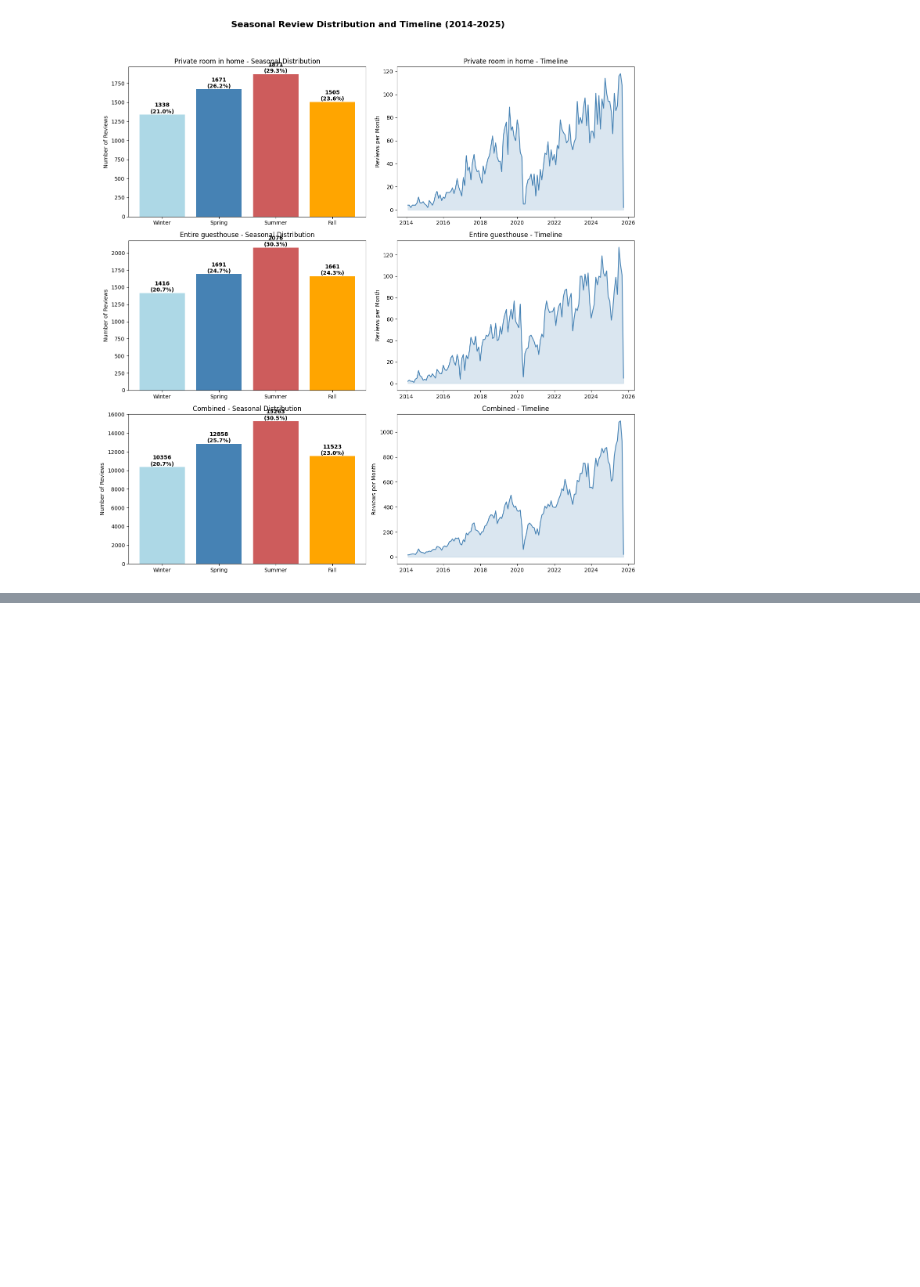
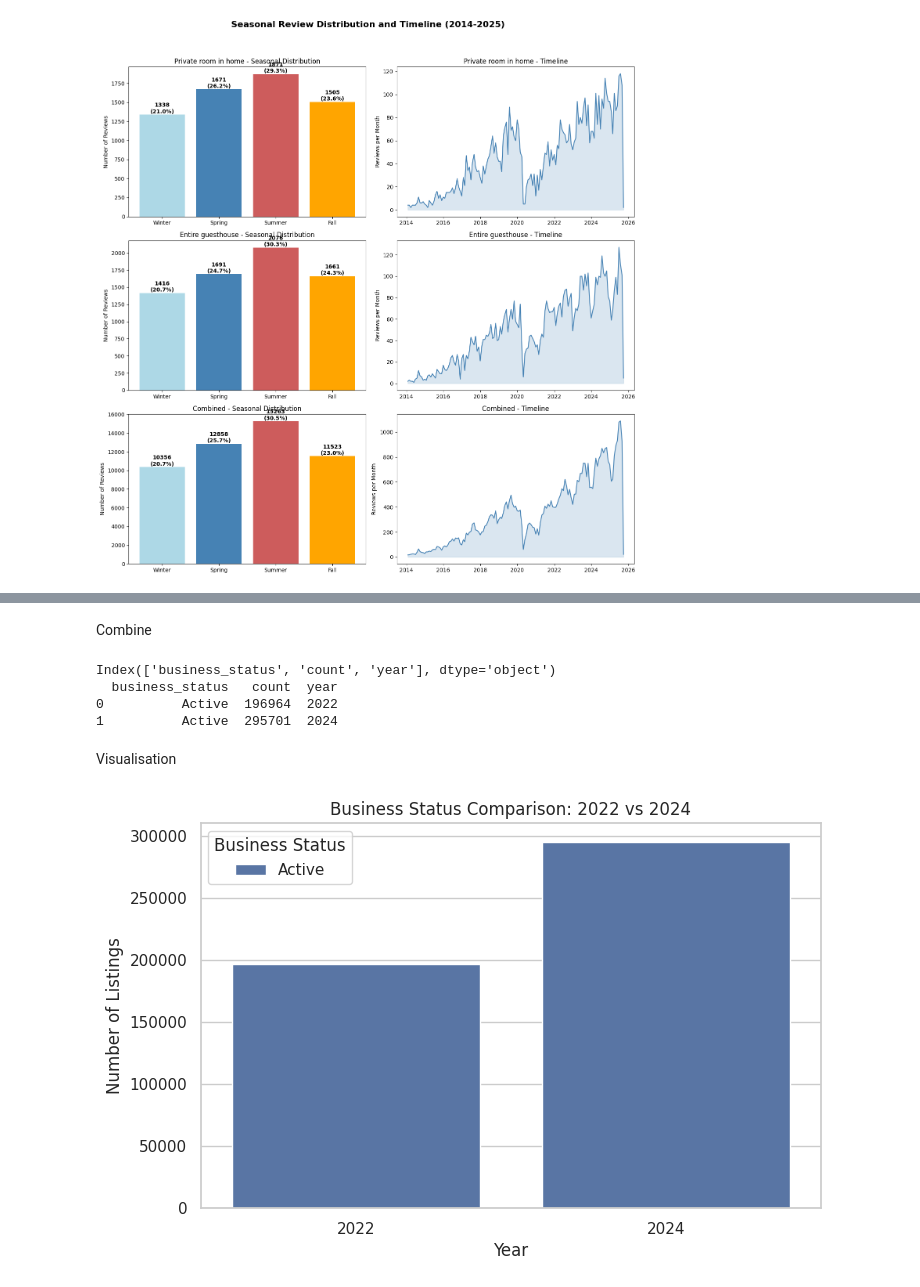
Before and after one commit to TinaKgn/tourism_data_project, a Jupyter notebook: notebooks/Airbnb_LA_cleaning.ipynb, the cells around one changed output, grey strips where cells are left out. Cells and saved outputs as stored; diff of their text form; code cells hidden in the pictures; blank space fills up the shorter version.

```diff
--- a/notebooks/Airbnb_LA_cleaning.ipynb
+++ b/notebooks/Airbnb_LA_cleaning.ipynb
@@ -296,0 +641,5 @@ plot_season_timeline(df_sample)
+# %%
+# merging in 2022 and 2024
+
+la_reviews_2022 = la_reviews_2022.merge(last_reviews, on='listing_id', how='left')
+la_reviews_2024 = la_reviews_2024.merge(last_reviews, on='listing_id', how='left')
@@ -296,0 +648,12 @@ plot_season_timeline(df_sample)
+# %%
+la_reviews_2022['last_review'] = pd.to_datetime(la_reviews_2022['last_review'])
+la_reviews_2022['business_status'] = np.where(
+    la_reviews_2022['last_review'].isna(), 'No Reviews',
+    np.where(la_reviews_2022['last_review'] < pd.Timestamp('2022-01-01'), 'Shuttered', 'Active')
+)
+
+la_reviews_2024['last_review'] = pd.to_datetime(la_reviews_2024['last_review'])
+la_reviews_2024['business_status'] = np.where(
+    la_reviews_2024['last_review'].isna(), 'No Reviews',
+    np.where(la_reviews_2024['last_review'] < pd.Timestamp('2022-01-01'), 'Shuttered', 'Active')
+)
@@ -296,0 +662,20 @@ plot_season_timeline(df_sample)
+# %%
+status_2022 = la_reviews_2022['business_status'].value_counts().reset_index()
+status_2022.columns = ['business_status', 'count']
+status_2022['year'] = 2022
+
+status_2024 = la_reviews_2024['business_status'].value_counts().reset_index()
+status_2024.columns = ['business_status', 'count']
+status_2024['year'] = 2024
+# %% [markdown]
+Combine
+# %%
+status_all_correct = pd.concat([status_2022, status_2024], ignore_index=True)
+# %%
+print(status_all_correct.columns)
+print(status_all_correct.head())
+# %% [output]
+Index(['business_status', 'count', 'year'], dtype='object')
+  business_status   count  year
+0          Active  196964  2022
+1          Active  295701  2024
@@ -296,0 +685,16 @@ plot_season_timeline(df_sample)
+# %% [markdown]
+Visualisation
+# %%
+# Ensure correct column names
+status_all_correct = status_all_correct[['business_status', 'count', 'year']]
+
+# Bar plot: business status per year
+plt.figure(figsize=(8,5))
+sns.barplot(data=status_all_correct, x='year', y='count', hue='business_status')
+plt.title('Business Status Comparison: 2022 vs 2024')
+plt.ylabel('Number of Listings')
+plt.xlabel('Year')
+plt.legend(title='Business Status')
+plt.show()
+# %% [output]
+[figure, added]
```
Also changed, not shown: parts of 93 cells of this notebook.
